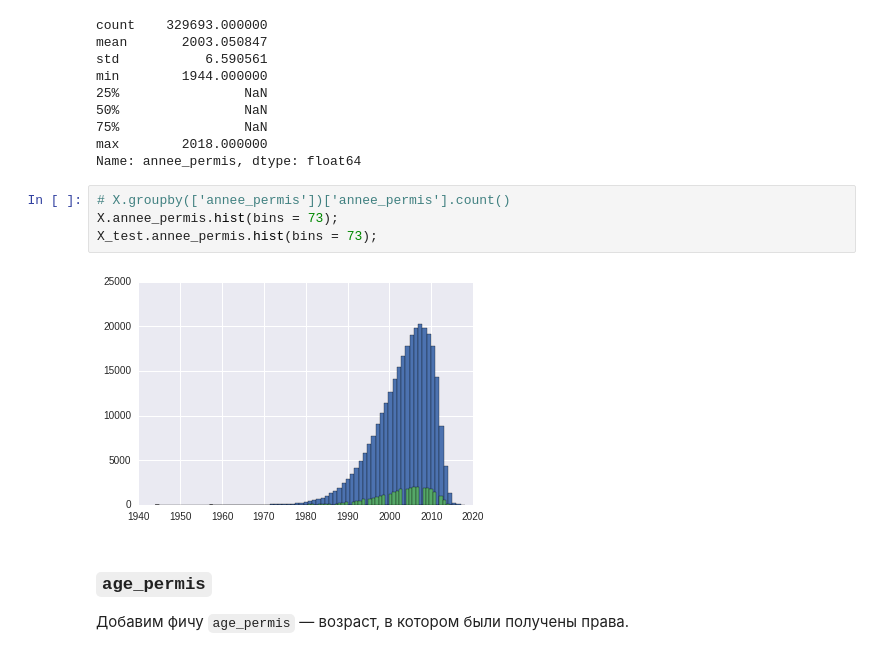
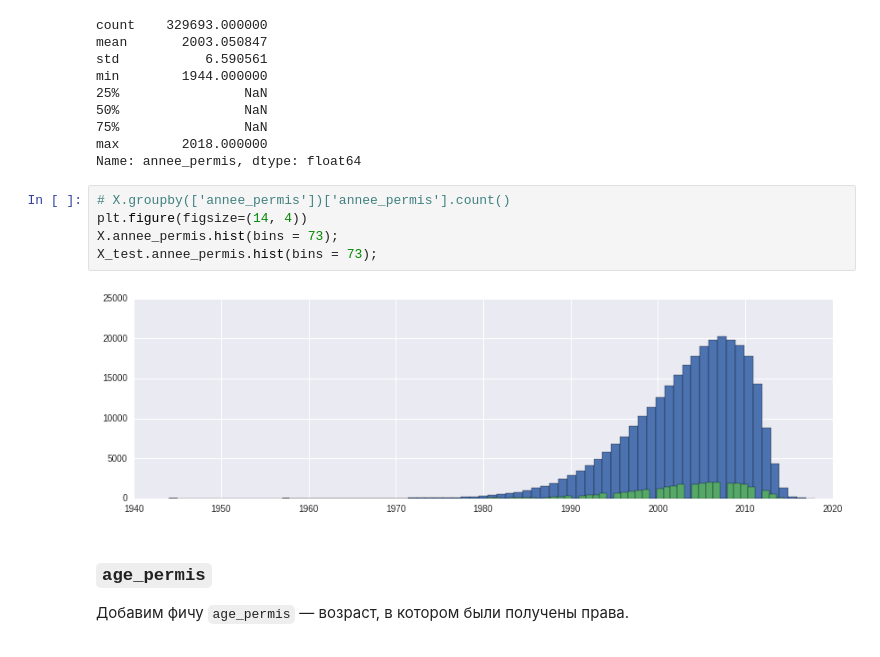
Before and after one commit to demidovakatya/competitions, a Jupyter notebook: exploratory_data_analysis.ipynb, the cells around one changed output. Saved outputs shown, nothing was run; the diff lists cells and outputs as text.

```diff
--- a/exploratory_data_analysis.ipynb
+++ b/exploratory_data_analysis.ipynb
@@ -178,10 +180,11 @@ max        2018.000000
 Name: annee_permis, dtype: float64
 # %%
 # X.groupby(['annee_permis'])['annee_permis'].count()
+plt.figure(figsize=(14, 4))
 X.annee_permis.hist(bins = 73);
 X_test.annee_permis.hist(bins = 73);
 # %% [output]
-[figure, old version]
+[figure, new version]
 # %% [markdown]
 ### `age_permis`
 
```
Also changed, not shown: parts of 16 cells of this notebook.
